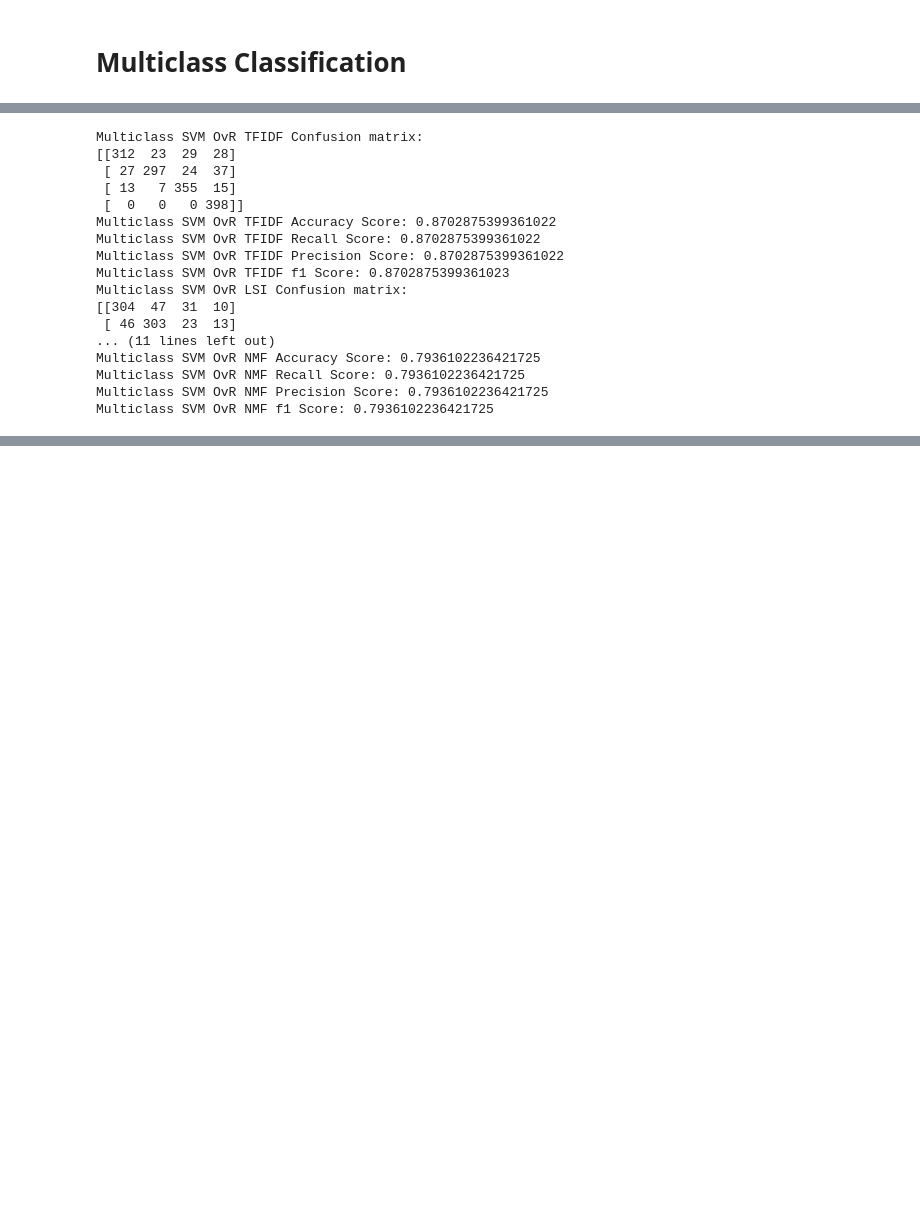
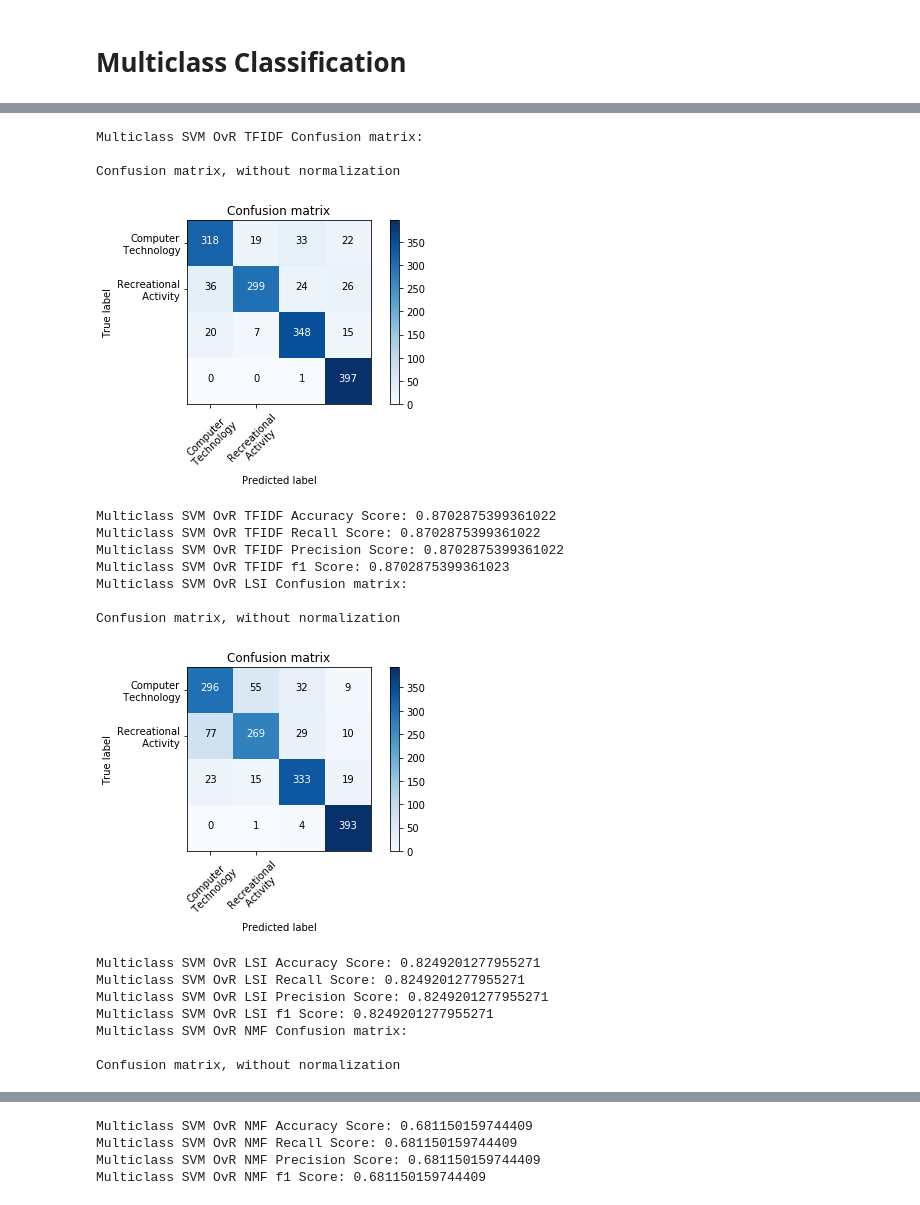
Before and after one commit to nsnguyen/ECE-219, a Jupyter notebook: project1/Project_1.ipynb, the cells around one changed output, grey strips where cells are left out. Drawn from its saved outputs; the diff is of its cells as text; code cells hidden in the pictures; blank space fills up the shorter version.

```diff
--- a/project1/Project_1.ipynb
+++ b/project1/Project_1.ipynb
@@ -999,36 +1051,40 @@ Multiclass SVM OvO NMF f1 Score: 0.45111821086261983
 # %%
 labels = ['TFIDF', 'LSI', 'NMF'] # , 'LSI', 'NMF'
 for idx, x in enumerate(X_multi):
     if (idx < len(labels)):
         # train model
         multiclass_svm_OvR.fit(x, y_multi)
         # get test results
         multiclass_svm_OvR_pred = multiclass_svm_OvR.predict(X_multi_test[idx])
         multiclass_svm_OvR_confusion = confusion_matrix(y_true=y_multi_test, y_pred=multiclass_svm_OvR_pred)
         multiclass_svm_OvR_accuracy = accuracy_score(y_true=y_multi_test, y_pred=multiclass_svm_OvR_pred)
-        multiclass_svm_OvR_recall = recall_score(y_true=y_multi_test, y_pred=multiclass_svm_OvR_pred, average='None')
-        multiclass_svm_OvR_precision = precision_score(y_true=y_multi_test, y_pred=multiclass_svm_OvR_pred, average='None')
-        multiclass_svm_OvR_f1 = f1_score(y_true=y_multi_test, y_pred=multiclass_svm_OvR_pred, average='None')
-        print("Multiclass SVM OvR " + labels[idx] + " Confusion matrix: \n" + str(multiclass_svm_OvR_confusion))
+        multiclass_svm_OvR_recall = recall_score(y_true=y_multi_test, y_pred=multiclass_svm_OvR_pred, average='micro')
+        multiclass_svm_OvR_precision = precision_score(y_true=y_multi_test, y_pred=multiclass_svm_OvR_pred, average='micro')
+        multiclass_svm_OvR_f1 = f1_score(y_true=y_multi_test, y_pred=multiclass_svm_OvR_pred, average='micro')
+        print("Multiclass SVM OvR " + labels[idx] + " Confusion matrix: \n")
+        plt.figure(idx)
+        plot_confusion_matrix(multiclass_svm_OvR_confusion)
         print("Multiclass SVM OvR " + labels[idx] + " Accuracy Score: " + str(multiclass_svm_OvR_accuracy))
         print("Multiclass SVM OvR " + labels[idx] + " Recall Score: " + str(multiclass_svm_OvR_recall))
         print("Multiclass SVM OvR " + labels[idx] + " Precision Score: " + str(multiclass_svm_OvR_precision))
         print("Multiclass SVM OvR " + labels[idx] + " f1 Score: " + str(multiclass_svm_OvR_f1))
 # %% [output]
 Multiclass SVM OvR TFIDF Confusion matrix:
-[[312  23  29  28]
- [ 27 297  24  37]
- [ 13   7 355  15]
- [  0   0   0 398]]
-Multiclass SVM OvR TFIDF Accuracy Score: 0.8702875399361022
-Multiclass SVM OvR TFIDF Recall Score: 0.8702875399361022
-Multiclass SVM OvR TFIDF Precision Score: 0.8702875399361022
-Multiclass SVM OvR TFIDF f1 Score: 0.8702875399361023
-Multiclass SVM OvR LSI Confusion matrix:
-[[304  47  31  10]
- [ 46 303  23  13]
-... (11 lines left out)
-Multiclass SVM OvR NMF Accuracy Score: 0.7936102236421725
-Multiclass SVM OvR NMF Recall Score: 0.7936102236421725
-Multiclass SVM OvR NMF Precision Score: 0.7936102236421725
-Multiclass SVM OvR NMF f1 Score: 0.7936102236421725
+
+Confusion matrix, without normalization
+[figure, added]
+Multiclass SVM OvR TFIDF Accuracy Score: 0.8702875399361022
+Multiclass SVM OvR TFIDF Recall Score: 0.8702875399361022
+Multiclass SVM OvR TFIDF Precision Score: 0.8702875399361022
+Multiclass SVM OvR TFIDF f1 Score: 0.8702875399361023
+Multiclass SVM OvR LSI Confusion matrix:
+
+Confusion matrix, without normalization
+[figure, added]
+Multiclass SVM OvR LSI Accuracy Score: 0.8249201277955271
+Multiclass SVM OvR LSI Recall Score: 0.8249201277955271
+Multiclass SVM OvR LSI Precision Score: 0.8249201277955271
+Multiclass SVM OvR LSI f1 Score: 0.8249201277955271
+Multiclass SVM OvR NMF Confusion matrix:
+
+Confusion matrix, without normalization
@@ -1034,0 +1092,4 @@ Multiclass SVM OvR NMF f1 Score: 0.7936102236421725
+Multiclass SVM OvR NMF Accuracy Score: 0.681150159744409
+Multiclass SVM OvR NMF Recall Score: 0.681150159744409
+Multiclass SVM OvR NMF Precision Score: 0.681150159744409
+Multiclass SVM OvR NMF f1 Score: 0.681150159744409
```
Also changed, not shown: parts of 15 cells of this notebook.
